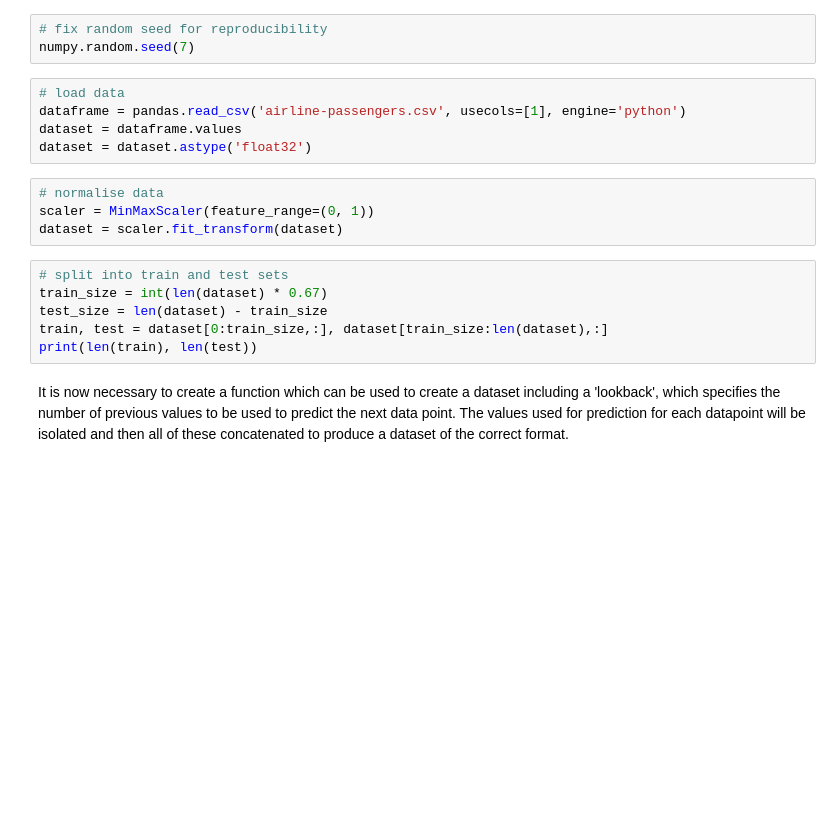
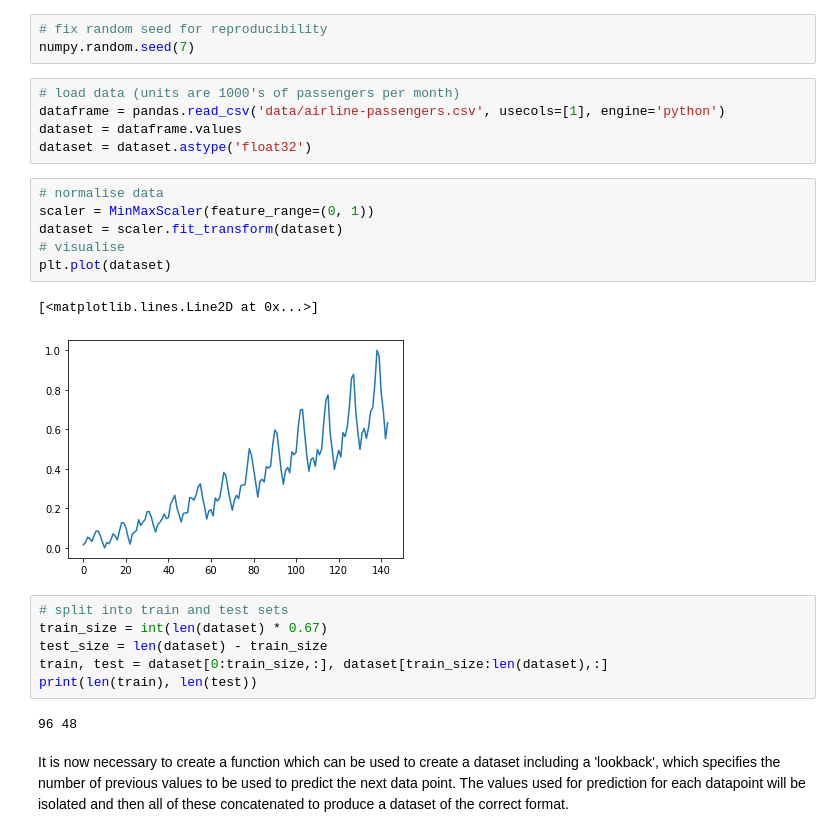
Before and after one commit to pmccthy/data-science-playground, a Jupyter notebook: RNNs/lstm.ipynb, the cells around one changed output. Drawn from its saved outputs; the diff is of its cells as text; blank space fills up the shorter version.

```diff
--- a/RNNs/lstm.ipynb
+++ b/RNNs/lstm.ipynb
@@ -20,20 +18,27 @@ from sklearn.metrics import mean_squared_error
 # fix random seed for reproducibility
 numpy.random.seed(7)
 # %%
-# load data
-dataframe = pandas.read_csv('airline-passengers.csv', usecols=[1], engine='python')
+# load data (units are 1000's of passengers per month)
+dataframe = pandas.read_csv('data/airline-passengers.csv', usecols=[1], engine='python')
 dataset = dataframe.values
 dataset = dataset.astype('float32')
 # %%
 # normalise data
 scaler = MinMaxScaler(feature_range=(0, 1))
 dataset = scaler.fit_transform(dataset)
+# visualise
+plt.plot(dataset)
+# %% [output]
+[<matplotlib.lines.Line2D at 0x...>]
+[figure, added]
 # %%
 # split into train and test sets
 train_size = int(len(dataset) * 0.67)
 test_size = len(dataset) - train_size
 train, test = dataset[0:train_size,:], dataset[train_size:len(dataset),:]
 print(len(train), len(test))
+# %% [output]
+96 48
 # %% [markdown]
 It is now necessary to create a function which can be used to create a dataset including a 'lookback', which specifies the number of previous values to be used to predict the next data point. The values used for prediction for each datapoint will be isolated and then all of these concatenated to produce a dataset of the correct format.
 # %%
```
Also changed, not shown: parts of 10 cells of this notebook.
